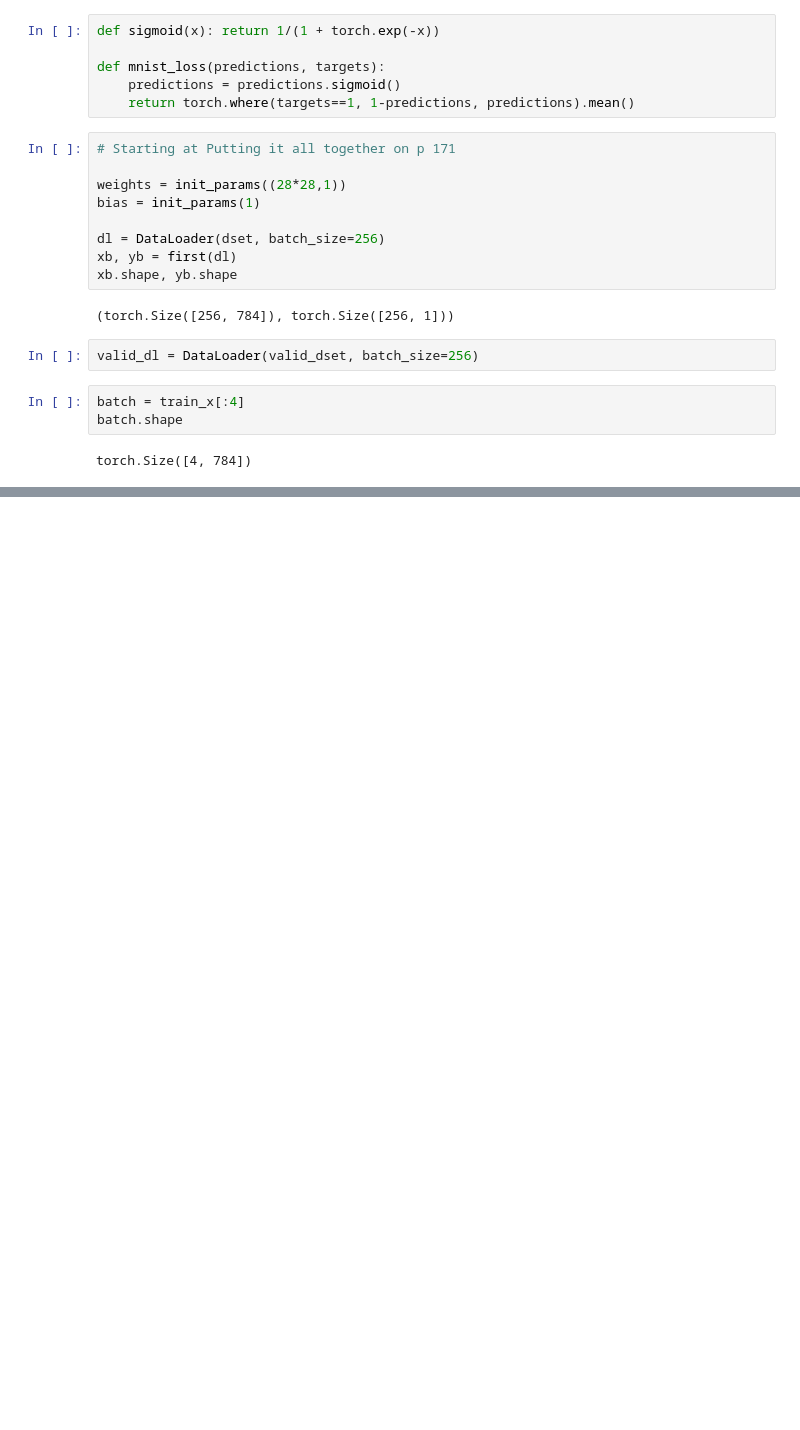
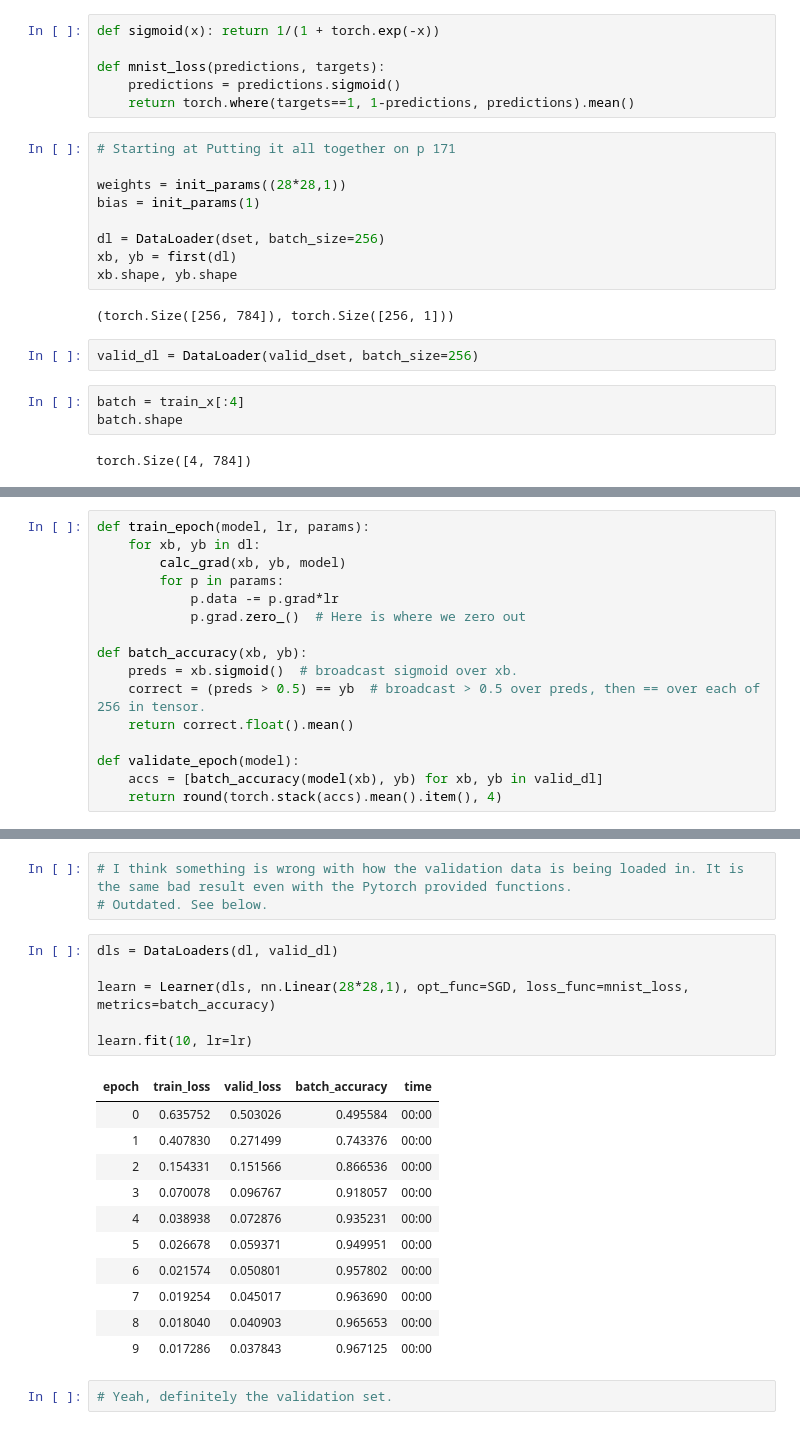
Before and after one commit to jamesliudotcc/fast_ai, a Jupyter notebook: Build_a_digit_classifier.ipynb, the cells around one changed output, grey strips where cells are left out. Drawn from its saved outputs; the diff is of its cells as text; blank space fills up the shorter version.

```diff
--- a/Build_a_digit_classifier.ipynb
+++ b/Build_a_digit_classifier.ipynb
@@ -273,0 +298,16 @@ def calc_grad(xb, yb, model):
+# %%
+def train_epoch(model, lr, params):
+    for xb, yb in dl:
+        calc_grad(xb, yb, model)
+        for p in params:
+            p.data -= p.grad*lr
+            p.grad.zero_()  # Here is where we zero out
+
+def batch_accuracy(xb, yb):
+    preds = xb.sigmoid()  # broadcast sigmoid over xb.
+    correct = (preds > 0.5) == yb  # broadcast > 0.5 over preds, then == over each of 256 in tensor.
+    return correct.float().mean()
+
+def validate_epoch(model):
+    accs = [batch_accuracy(model(xb), yb) for xb, yb in valid_dl]
+    return round(torch.stack(accs).mean().item(), 4)
@@ -273,0 +378,23 @@ def calc_grad(xb, yb, model):
+# %%
+# I think something is wrong with how the validation data is being loaded in. It is the same bad result even with the Pytorch provided functions.
+# Outdated. See below.
+# %%
+dls = DataLoaders(dl, valid_dl)
+
+learn = Learner(dls, nn.Linear(28*28,1), opt_func=SGD, loss_func=mnist_loss, metrics=batch_accuracy)
+
+learn.fit(10, lr=lr)
+# %% [output]
+| epoch | train_loss | valid_loss | batch_accuracy | time |
+| 0 | 0.635752 | 0.503026 | 0.495584 | 00:00 |
+| 1 | 0.407830 | 0.271499 | 0.743376 | 00:00 |
+| 2 | 0.154331 | 0.151566 | 0.866536 | 00:00 |
+| 3 | 0.070078 | 0.096767 | 0.918057 | 00:00 |
+| 4 | 0.038938 | 0.072876 | 0.935231 | 00:00 |
+| 5 | 0.026678 | 0.059371 | 0.949951 | 00:00 |
+| 6 | 0.021574 | 0.050801 | 0.957802 | 00:00 |
+| 7 | 0.019254 | 0.045017 | 0.963690 | 00:00 |
+| 8 | 0.018040 | 0.040903 | 0.965653 | 00:00 |
+| 9 | 0.017286 | 0.037843 | 0.967125 | 00:00 |
+# %%
+# Yeah, definitely the validation set.
```
Also changed, not shown: parts of 29 cells of this notebook.
